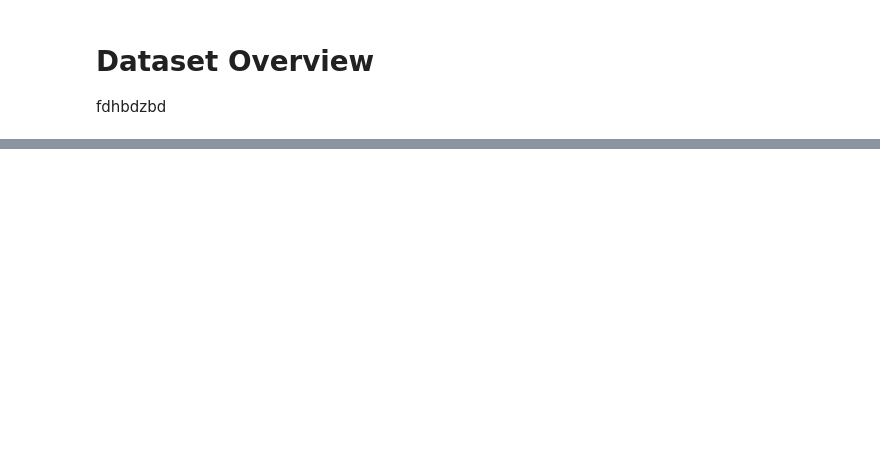
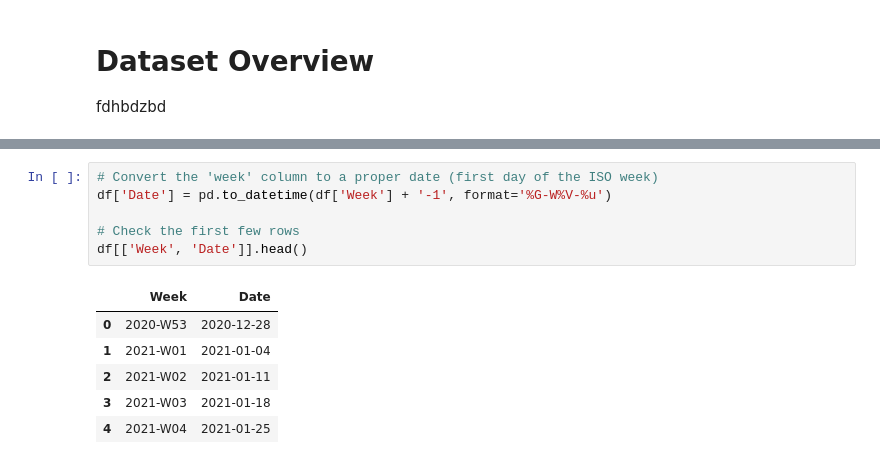
Before and after one commit to jakedaly97/PFDA, a Jupyter notebook: project/bigproject.ipynb, the cells around one changed output, grey strips where cells are left out. Cells and saved outputs as stored; diff of their text form; blank space fills up the shorter version.

```diff
--- a/project/bigproject.ipynb
+++ b/project/bigproject.ipynb
@@ -24,3 +24,16 @@ df.head()
 | 3 | -856336.314876 | 7.036492e+06 | 2024/05/12 23:00:00+00 | 2021-W03 | 50222 | 14964 | 35258 | 0 | 51 | ... |
 | 4 | -856336.314876 | 7.036492e+06 | 2024/05/12 23:00:00+00 | 2021-W04 | 51949 | 15066 | 36883 | 0 | 35 | ... |
 5 rows × 73 columns
+# %%
+# Convert the 'week' column to a proper date (first day of the ISO week)
+df['Date'] = pd.to_datetime(df['Week'] + '-1', format='%G-W%V-%u')
+
+# Check the first few rows
+df[['Week', 'Date']].head()
+# %% [output]
+|  | Week | Date |
+| 0 | 2020-W53 | 2020-12-28 |
+| 1 | 2021-W01 | 2021-01-04 |
+| 2 | 2021-W02 | 2021-01-11 |
+| 3 | 2021-W03 | 2021-01-18 |
+| 4 | 2021-W04 | 2021-01-25 |
```
Also changed, not shown: parts of 7 cells of this notebook.
